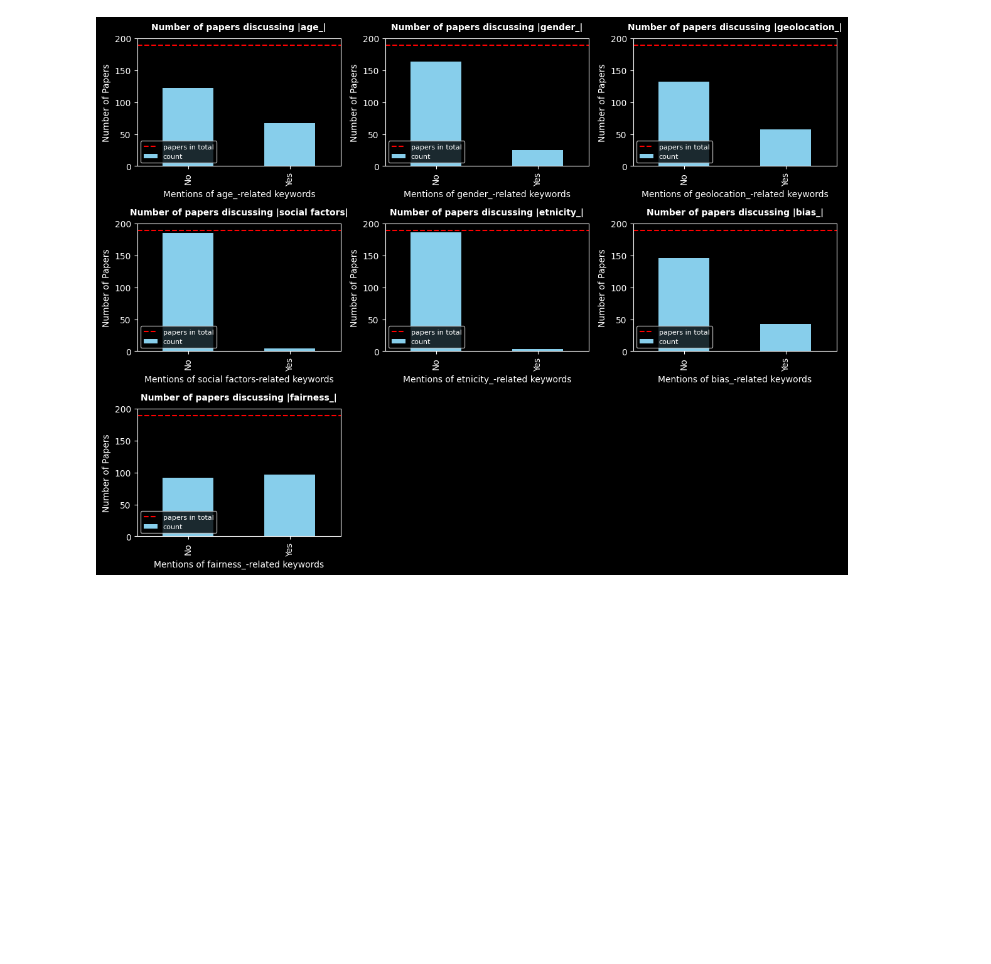
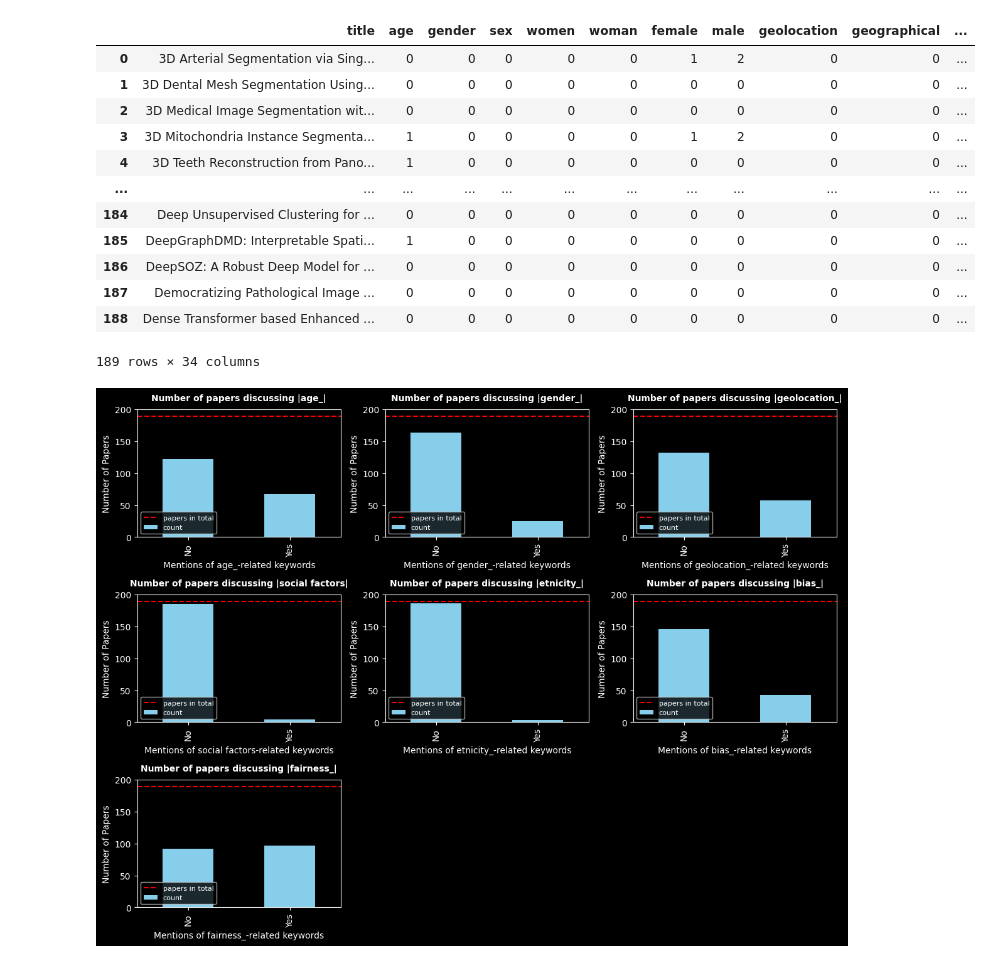
Before and after one commit to yasminsarkhosh/machine-learning-bsc-thesis-2024, a Jupyter notebook: code/data_visualistion.ipynb, the cells around one changed output. Cells and saved outputs as stored; diff of their text form; code cells hidden in the pictures; blank space fills up the shorter version.

```diff
--- a/code/data_visualistion.ipynb
+++ b/code/data_visualistion.ipynb
@@ -64,4 +65,22 @@ agg_counts_df
 189 rows × 8 columns
+# %%
+keyword_counts_df = pd.read_csv(filename_keyword_counts_df)
+keyword_counts_df.rename(columns={'Unnamed: 0': 'title'}, inplace=True)
+keyword_counts_df
+# %% [output]
+|  | title | age | gender | sex | women | woman | female | male | geolocation | geographical | ... |
+| 0 | 3D Arterial Segmentation via Sing... | 0 | 0 | 0 | 0 | 0 | 1 | 2 | 0 | 0 | ... |
+| 1 | 3D Dental Mesh Segmentation Using... | 0 | 0 | 0 | 0 | 0 | 0 | 0 | 0 | 0 | ... |
+| 2 | 3D Medical Image Segmentation wit... | 0 | 0 | 0 | 0 | 0 | 0 | 0 | 0 | 0 | ... |
+| 3 | 3D Mitochondria Instance Segmenta... | 1 | 0 | 0 | 0 | 0 | 1 | 2 | 0 | 0 | ... |
+| 4 | 3D Teeth Reconstruction from Pano... | 1 | 0 | 0 | 0 | 0 | 0 | 0 | 0 | 0 | ... |
+| ... | ... | ... | ... | ... | ... | ... | ... | ... | ... | ... | ... |
+| 184 | Deep Unsupervised Clustering for ... | 0 | 0 | 0 | 0 | 0 | 0 | 0 | 0 | 0 | ... |
+| 185 | DeepGraphDMD: Interpretable Spati... | 1 | 0 | 0 | 0 | 0 | 0 | 0 | 0 | 0 | ... |
+| 186 | DeepSOZ: A Robust Deep Model for ... | 0 | 0 | 0 | 0 | 0 | 0 | 0 | 0 | 0 | ... |
+| 187 | Democratizing Pathological Image ... | 0 | 0 | 0 | 0 | 0 | 0 | 0 | 0 | 0 | ... |
+| 188 | Dense Transformer based Enhanced ... | 0 | 0 | 0 | 0 | 0 | 0 | 0 | 0 | 0 | ... |
+189 rows × 34 columns
 # %%
 # Plotting the number of category-related keywords in papers
 def plot_category(category, df):
```
Also changed, not shown: parts of 7 cells of this notebook, 3 other files.
